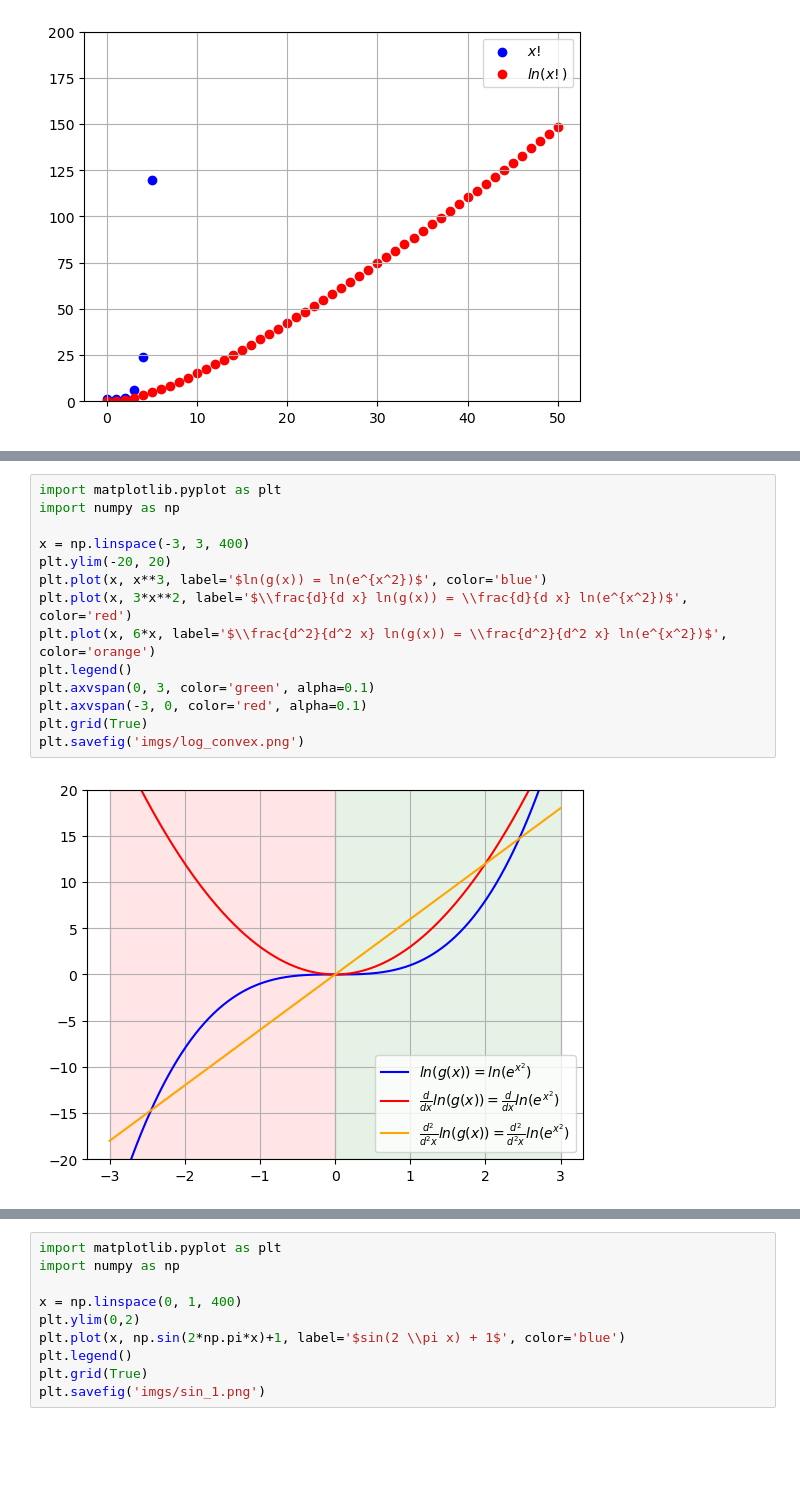
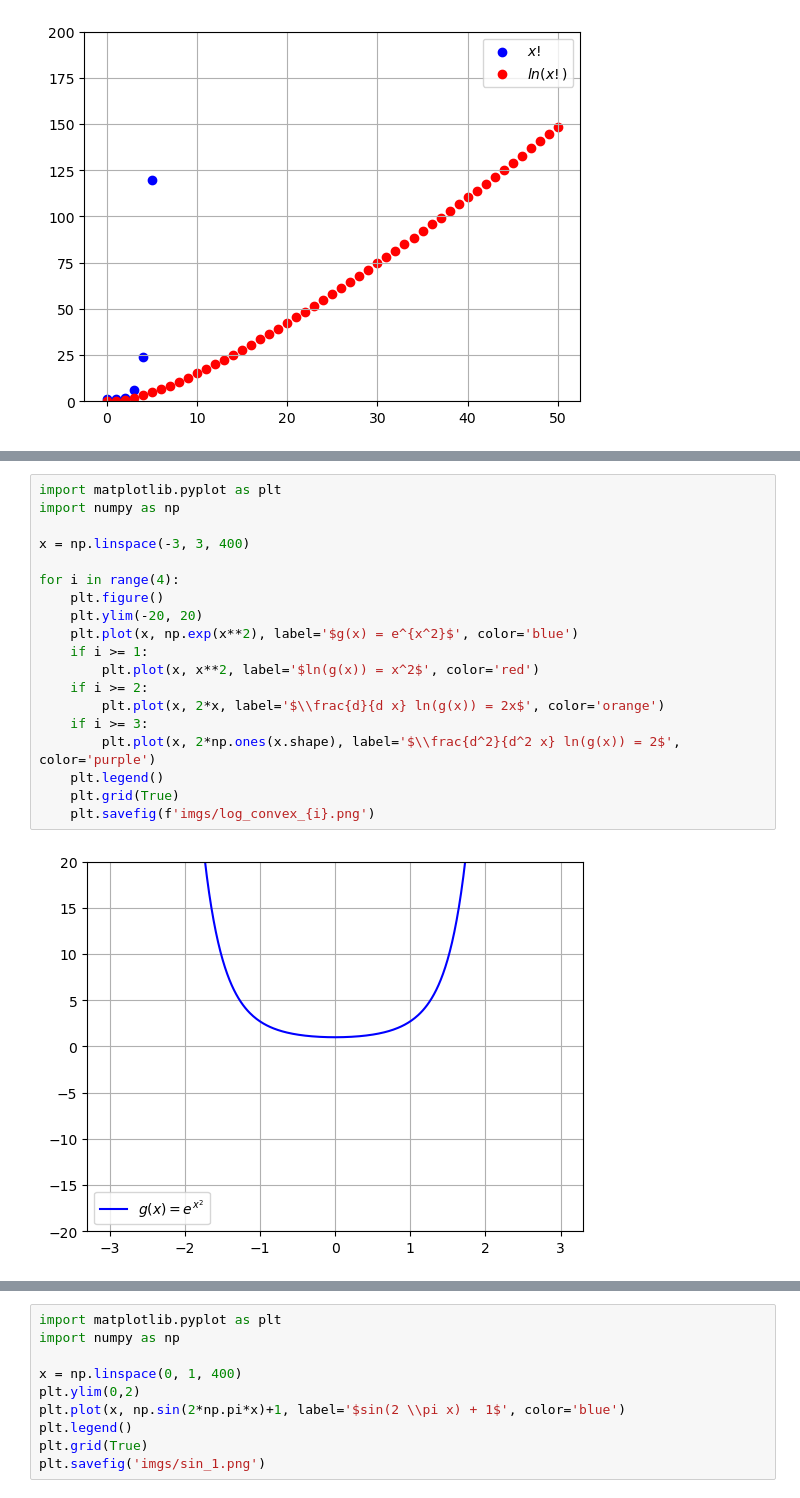
Before and after one commit to lbuchli/MatSem-Gamma, a Jupyter notebook: presentation.ipynb, the cells around one changed output, grey strips where cells are left out. Saved outputs shown, nothing was run; the diff lists cells and outputs as text; blank space fills up the shorter version.

```diff
--- a/presentation.ipynb
+++ b/presentation.ipynb
@@ -128,16 +128,21 @@ Aber sogar $ln(x!)$ hat eine kleine Kurve:
 # %%
 import matplotlib.pyplot as plt
 import numpy as np
 
 x = np.linspace(-3, 3, 400)
-plt.ylim(-20, 20)
-plt.plot(x, x**3, label='$ln(g(x)) = ln(e^{x^2})$', color='blue')
-plt.plot(x, 3*x**2, label='$\\frac{d}{d x} ln(g(x)) = \\frac{d}{d x} ln(e^{x^2})$', color='red')
-plt.plot(x, 6*x, label='$\\frac{d^2}{d^2 x} ln(g(x)) = \\frac{d^2}{d^2 x} ln(e^{x^2})$', color='orange')
-plt.legend()
-plt.axvspan(0, 3, color='green', alpha=0.1)
-plt.axvspan(-3, 0, color='red', alpha=0.1)
-plt.grid(True)
-plt.savefig('imgs/log_convex.png')
+
+for i in range(4):
+    plt.figure()
+    plt.ylim(-20, 20)
+    plt.plot(x, np.exp(x**2), label='$g(x) = e^{x^2}$', color='blue')
+    if i >= 1:
+        plt.plot(x, x**2, label='$ln(g(x)) = x^2$', color='red')
+    if i >= 2:
+        plt.plot(x, 2*x, label='$\\frac{d}{d x} ln(g(x)) = 2x$', color='orange')
+    if i >= 3:
+        plt.plot(x, 2*np.ones(x.shape), label='$\\frac{d^2}{d^2 x} ln(g(x)) = 2$', color='purple')
+    plt.legend()
+    plt.grid(True)
+    plt.savefig(f'imgs/log_convex_{i}.png')
 # %% [output]
-[figure, old version]
+[figure, new version]
```
Also changed, not shown: parts of 8 cells of this notebook, 8 other files.
